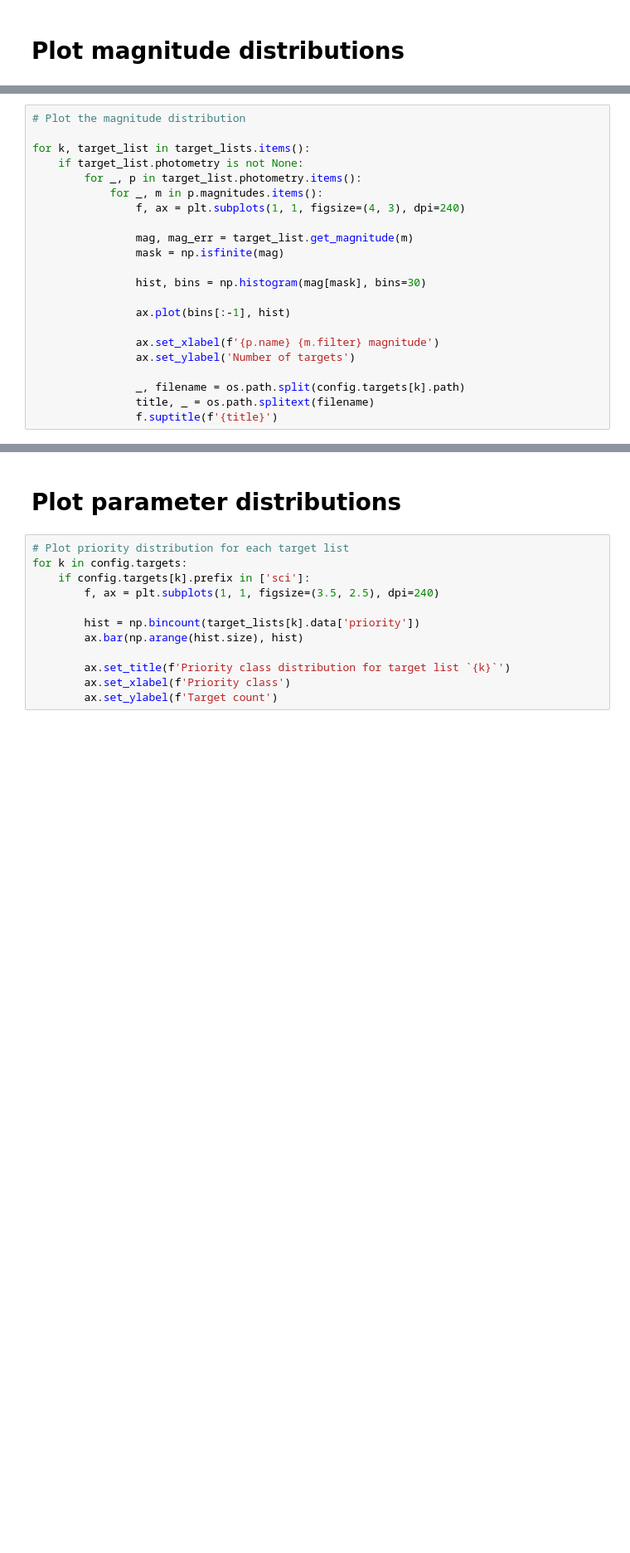
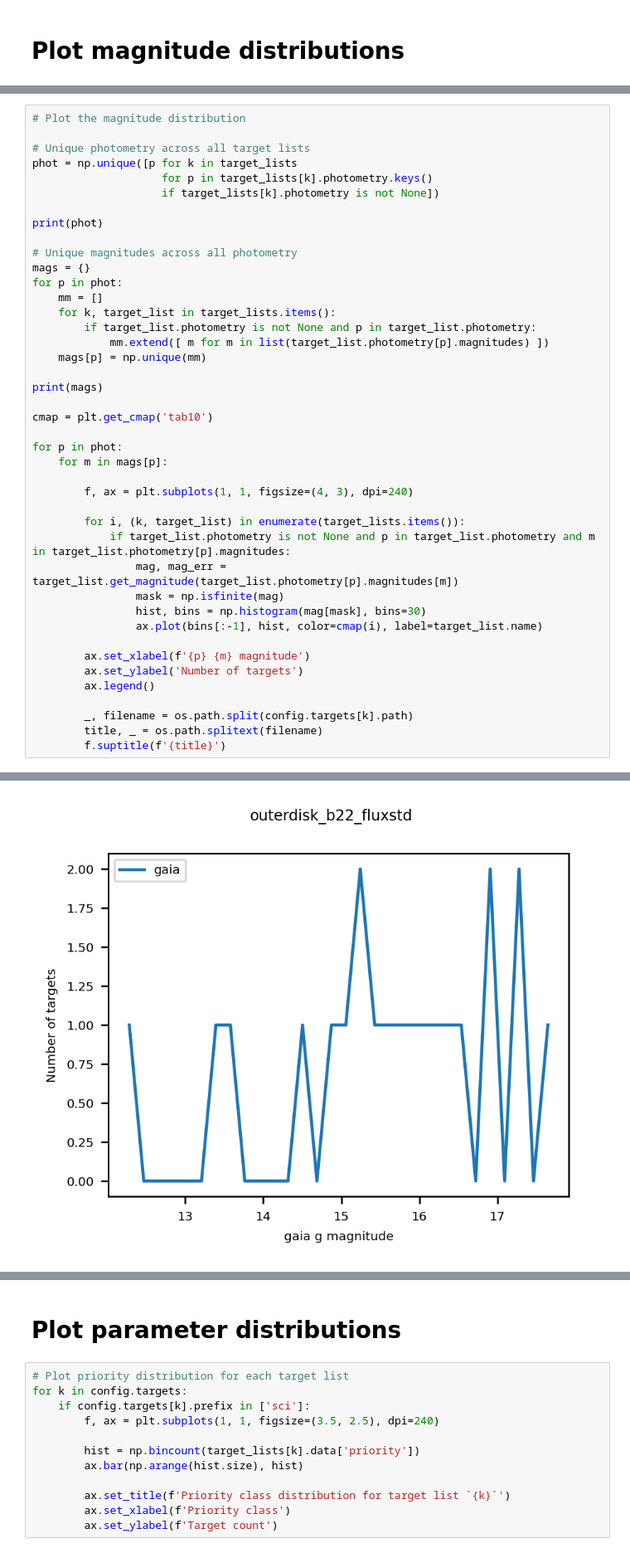
Before and after one commit to Subaru-PFS-GA/ga_targeting, a Jupyter notebook: python/pfs/ga/targeting/netflow/nb/targets.ipynb, the cells around one changed output, grey strips where cells are left out. Shown at 83% size. Saved outputs shown, nothing was run; the diff lists cells and outputs as text; blank space fills up the shorter version.

```diff
--- a/python/pfs/ga/targeting/netflow/nb/targets.ipynb
+++ b/python/pfs/ga/targeting/netflow/nb/targets.ipynb
@@ -150,22 +169,43 @@ for k in target_lists:
 # %%
 # Plot the magnitude distribution
 
-for k, target_list in target_lists.items():
-    if target_list.photometry is not None:
-        for _, p in target_list.photometry.items():
-            for _, m in p.magnitudes.items():
-                f, ax = plt.subplots(1, 1, figsize=(4, 3), dpi=240)
+# Unique photometry across all target lists
+phot = np.unique([p for k in target_lists
+                    for p in target_lists[k].photometry.keys()
+                    if target_lists[k].photometry is not None])
 
-                mag, mag_err = target_list.get_magnitude(m)
+print(phot)
+
+# Unique magnitudes across all photometry
+mags = {}
+for p in phot:
+    mm = []
+    for k, target_list in target_lists.items():
+        if target_list.photometry is not None and p in target_list.photometry:
+            mm.extend([ m for m in list(target_list.photometry[p].magnitudes) ])
+    mags[p] = np.unique(mm)
+
+print(mags)
+
+cmap = plt.get_cmap('tab10')
+
+for p in phot:
+    for m in mags[p]:
+
+        f, ax = plt.subplots(1, 1, figsize=(4, 3), dpi=240)
+
+        for i, (k, target_list) in enumerate(target_lists.items()):
+            if target_list.photometry is not None and p in target_list.photometry and m in target_list.photometry[p].magnitudes:
+                mag, mag_err = target_list.get_magnitude(target_list.photometry[p].magnitudes[m])
                 mask = np.isfinite(mag)
+                hist, bins = np.histogram(mag[mask], bins=30)
+                ax.plot(bins[:-1], hist, color=cmap(i), label=target_list.name)
 
-                hist, bins = np.histogram(mag[mask], bins=30)
+        ax.set_xlabel(f'{p} {m} magnitude')
+        ax.set_ylabel('Number of targets')
+        ax.legend()
 
-                ax.plot(bins[:-1], hist)
-
-                ax.set_xlabel(f'{p.name} {m.filter} magnitude')
-                ax.set_ylabel('Number of targets')
-
-                _, filename = os.path.split(config.targets[k].path)
-                title, _ = os.path.splitext(filename)
-                f.suptitle(f'{title}')
+        _, filename = os.path.split(config.targets[k].path)
+        title, _ = os.path.splitext(filename)
+        f.suptitle(f'{title}')
+# %% [output]
@@ -171,0 +221 @@ for k, target_list in target_lists.items():
+[figure, added]
```
Also changed, not shown: parts of 10 cells of this notebook, 3 other files.
